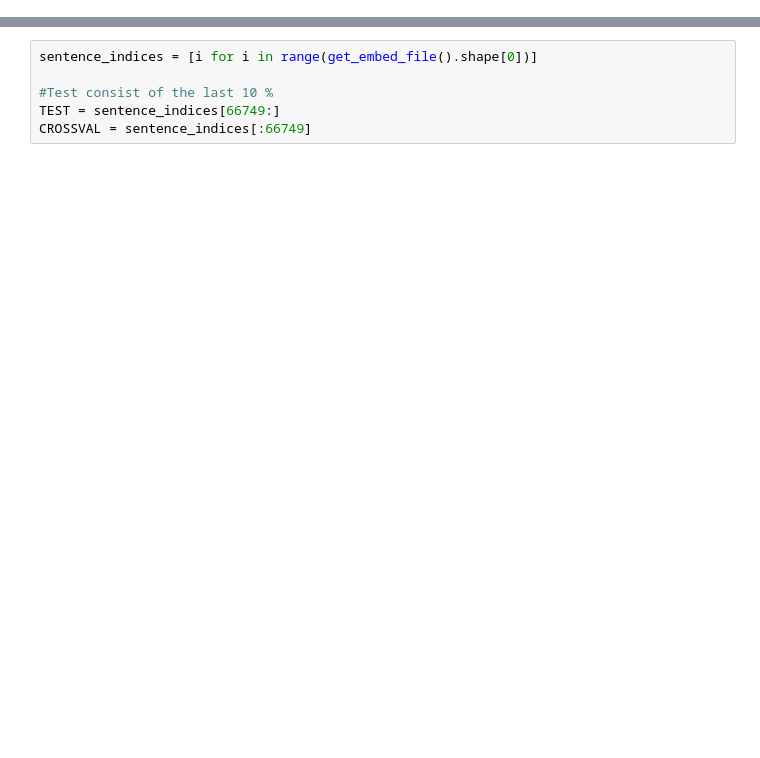
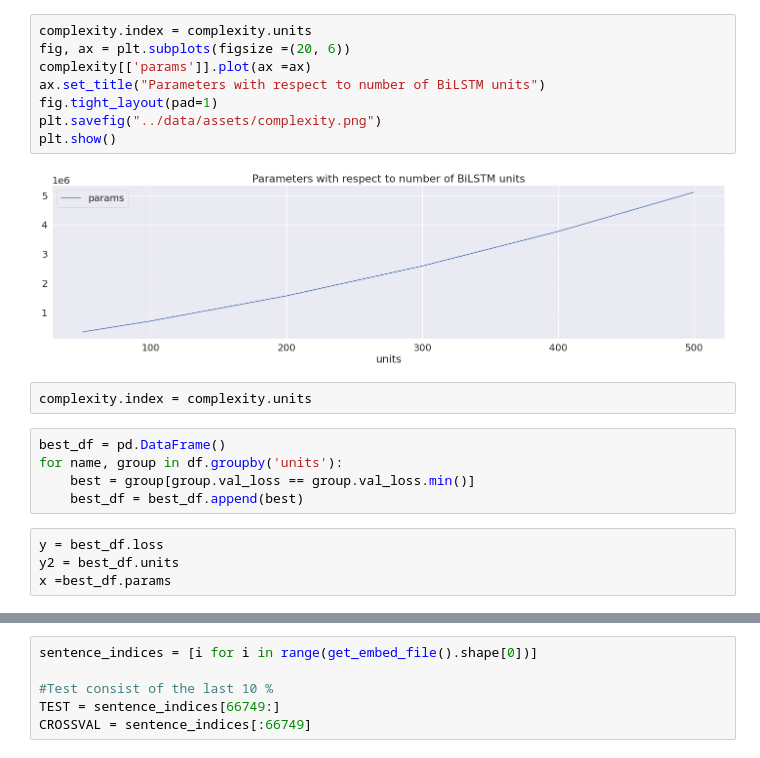
Before and after one commit to laureleo/thesis, a Jupyter notebook: notebooks/Cross_validation.ipynb, the cells around one changed output, grey strips where cells are left out. Drawn from its saved outputs; the diff is of its cells as text; blank space fills up the shorter version.

```diff
--- a/notebooks/Cross_validation.ipynb
+++ b/notebooks/Cross_validation.ipynb
@@ -212,0 +329,21 @@ history dict: dict_keys(['val_loss', 'val_accuracy', 'loss', 'accuracy'])
+# %%
+complexity.index = complexity.units
+fig, ax = plt.subplots(figsize =(20, 6))
+complexity[['params']].plot(ax =ax)
+ax.set_title("Parameters with respect to number of BiLSTM units")
+fig.tight_layout(pad=1)
+plt.savefig("../data/assets/complexity.png")
+plt.show()
+# %% [output]
+[figure, added]
+# %%
+complexity.index = complexity.units
+# %%
+best_df = pd.DataFrame()
+for name, group in df.groupby('units'):
+    best = group[group.val_loss == group.val_loss.min()]
+    best_df = best_df.append(best)
+# %%
+y = best_df.loss
+y2 = best_df.units
+x =best_df.params
```
Also changed, not shown: parts of 75 cells of this notebook, 9 other files.
